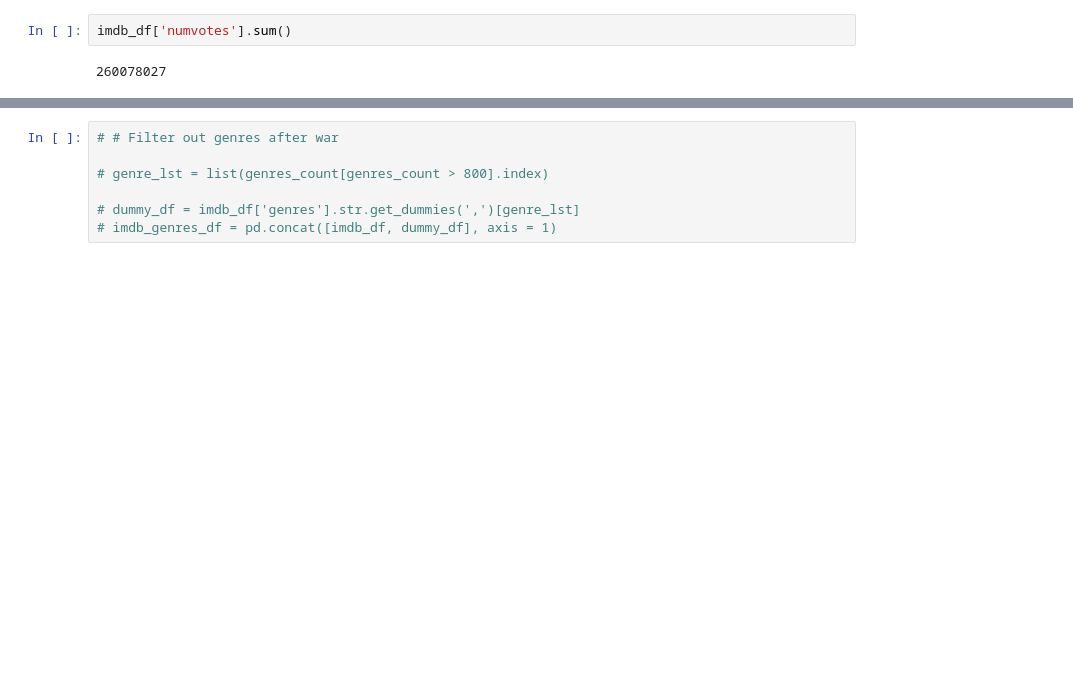
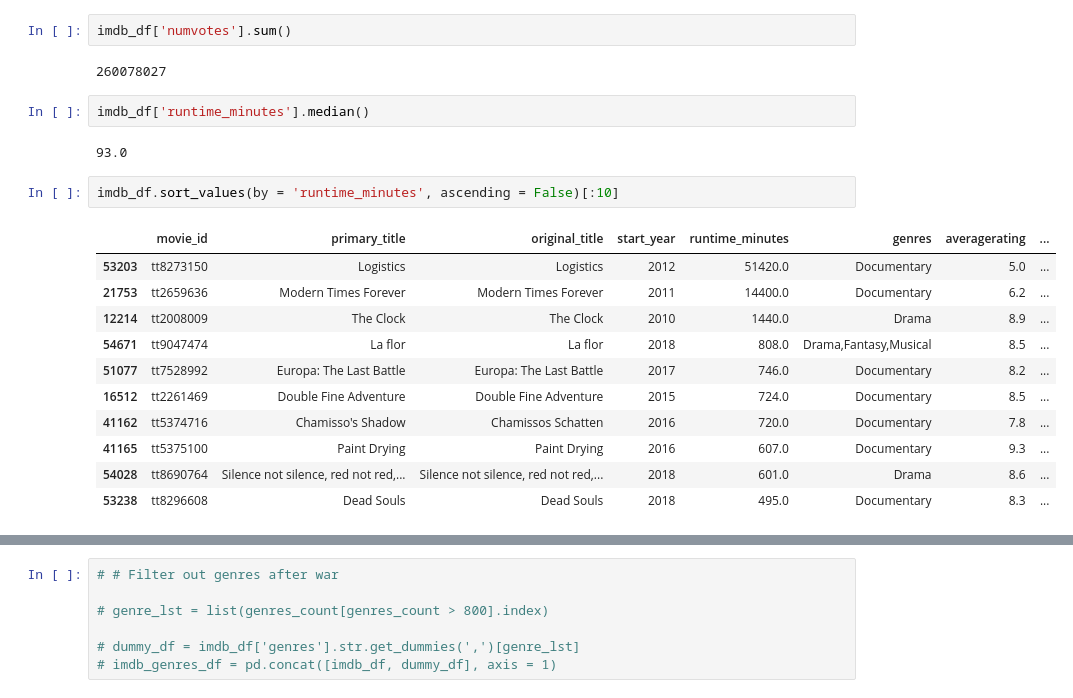
Before and after one commit to hacampbell1/teamaustin, a Jupyter notebook: computer_vision.ipynb, the cells around one changed output, grey strips where cells are left out. Cells and saved outputs as stored; diff of their text form; blank space fills up the shorter version.

```diff
--- a/computer_vision.ipynb
+++ b/computer_vision.ipynb
@@ -161,6 +161,24 @@ imdb_df.describe().apply(lambda s: s.apply('{0:.5f}'.format))
 imdb_df['numvotes'].sum()
 # %% [output]
 260078027
+# %%
+imdb_df['runtime_minutes'].median()
+# %% [output]
+93.0
+# %%
+imdb_df.sort_values(by = 'runtime_minutes', ascending = False)[:10]
+# %% [output]
+|  | movie_id | primary_title | original_title | start_year | runtime_minutes | genres | averagerating | ... |
+| 53203 | tt8273150 | Logistics | Logistics | 2012 | 51420.0 | Documentary | 5.0 | ... |
+| 21753 | tt2659636 | Modern Times Forever | Modern Times Forever | 2011 | 14400.0 | Documentary | 6.2 | ... |
+| 12214 | tt2008009 | The Clock | The Clock | 2010 | 1440.0 | Drama | 8.9 | ... |
+| 54671 | tt9047474 | La flor | La flor | 2018 | 808.0 | Drama,Fantasy,Musical | 8.5 | ... |
+| 51077 | tt7528992 | Europa: The Last Battle | Europa: The Last Battle | 2017 | 746.0 | Documentary | 8.2 | ... |
+| 16512 | tt2261469 | Double Fine Adventure | Double Fine Adventure | 2015 | 724.0 | Documentary | 8.5 | ... |
+| 41162 | tt5374716 | Chamisso's Shadow | Chamissos Schatten | 2016 | 720.0 | Documentary | 7.8 | ... |
+| 41165 | tt5375100 | Paint Drying | Paint Drying | 2016 | 607.0 | Documentary | 9.3 | ... |
+| 54028 | tt8690764 | Silence not silence, red not red,... | Silence not silence, red not red,... | 2018 | 601.0 | Drama | 8.6 | ... |
+| 53238 | tt8296608 | Dead Souls | Dead Souls | 2018 | 495.0 | Documentary | 8.3 | ... |
 # %%
 imdb_df.sort_values(by = 'numvotes', ascending = False)[:10]
 # %% [output]
```
Also changed, not shown: parts of 1 cell of this notebook.
